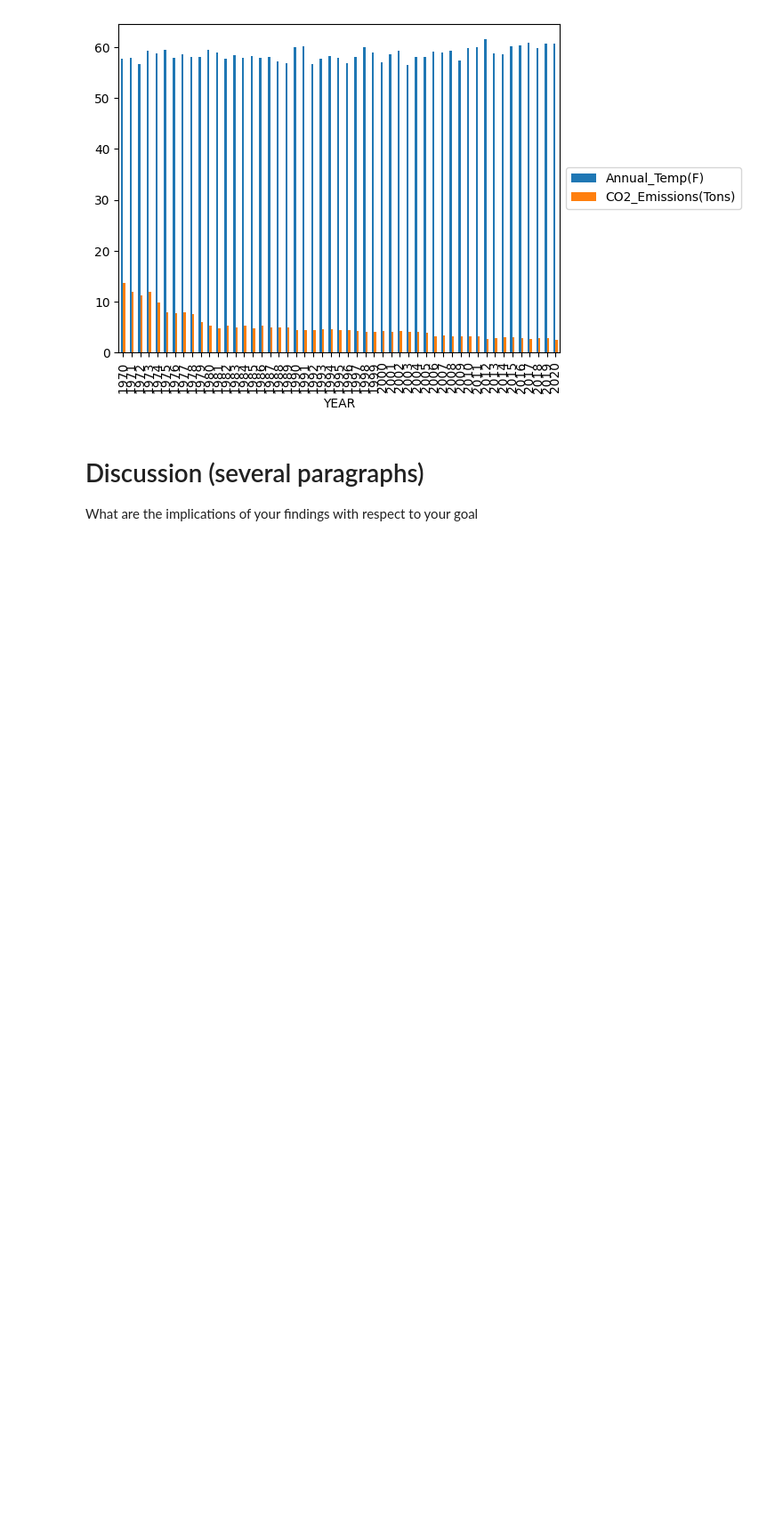
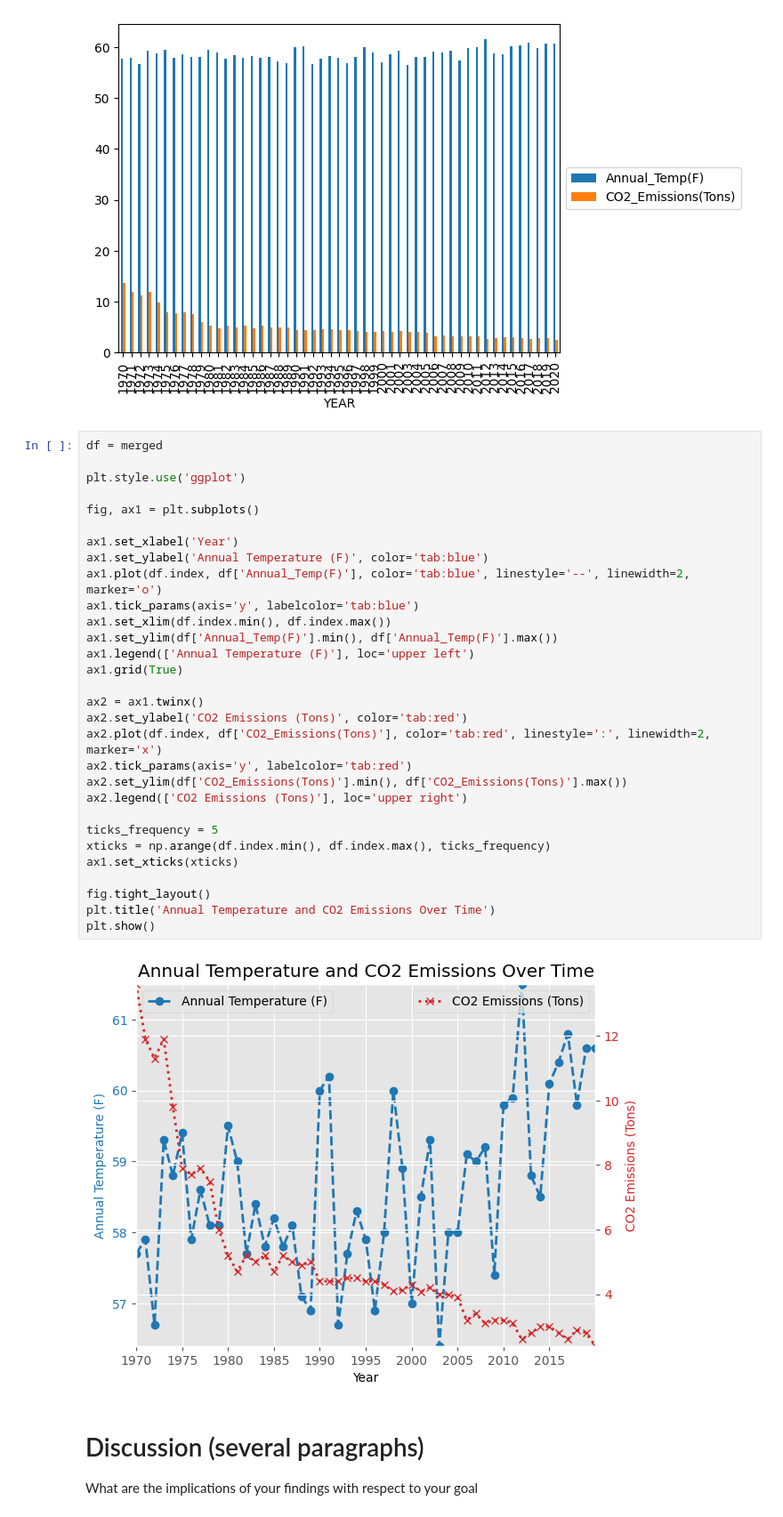
Before and after one commit to manny-pi/inst.447.final.project, a Jupyter notebook: data/ProjectFile.ipynb, the cells around one changed output. Shown: that part at 89% size. Cells and saved outputs as stored; diff of their text form; blank space fills up the shorter version.

Commit message:
Added chart

```diff
--- a/data/ProjectFile.ipynb
+++ b/data/ProjectFile.ipynb
@@ -192,6 +194,38 @@ ax.legend(loc='center left', bbox_to_anchor=(1, 0.5))
 # %% [output]
 <matplotlib.legend.Legend at 0x...>
 [figure]
+# %%
+df = merged
+
+plt.style.use('ggplot')
+
+fig, ax1 = plt.subplots()
+
+ax1.set_xlabel('Year')
+ax1.set_ylabel('Annual Temperature (F)', color='tab:blue')
+ax1.plot(df.index, df['Annual_Temp(F)'], color='tab:blue', linestyle='--', linewidth=2, marker='o')
+ax1.tick_params(axis='y', labelcolor='tab:blue')
+ax1.set_xlim(df.index.min(), df.index.max())
+ax1.set_ylim(df['Annual_Temp(F)'].min(), df['Annual_Temp(F)'].max())
+ax1.legend(['Annual Temperature (F)'], loc='upper left')
+ax1.grid(True)
+
+ax2 = ax1.twinx()
+ax2.set_ylabel('CO2 Emissions (Tons)', color='tab:red')
+ax2.plot(df.index, df['CO2_Emissions(Tons)'], color='tab:red', linestyle=':', linewidth=2, marker='x')
+ax2.tick_params(axis='y', labelcolor='tab:red')
+ax2.set_ylim(df['CO2_Emissions(Tons)'].min(), df['CO2_Emissions(Tons)'].max())
+ax2.legend(['CO2 Emissions (Tons)'], loc='upper right')
+
+ticks_frequency = 5
+xticks = np.arange(df.index.min(), df.index.max(), ticks_frequency)
+ax1.set_xticks(xticks)
+
+fig.tight_layout()
+plt.title('Annual Temperature and CO2 Emissions Over Time')
+plt.show()
+# %% [output]
+[figure, added]
 # %% [markdown]
 # Discussion (several paragraphs)
 What are the implications of your findings with respect to your goal
```
Also changed, not shown: parts of 1 cell of this notebook.
